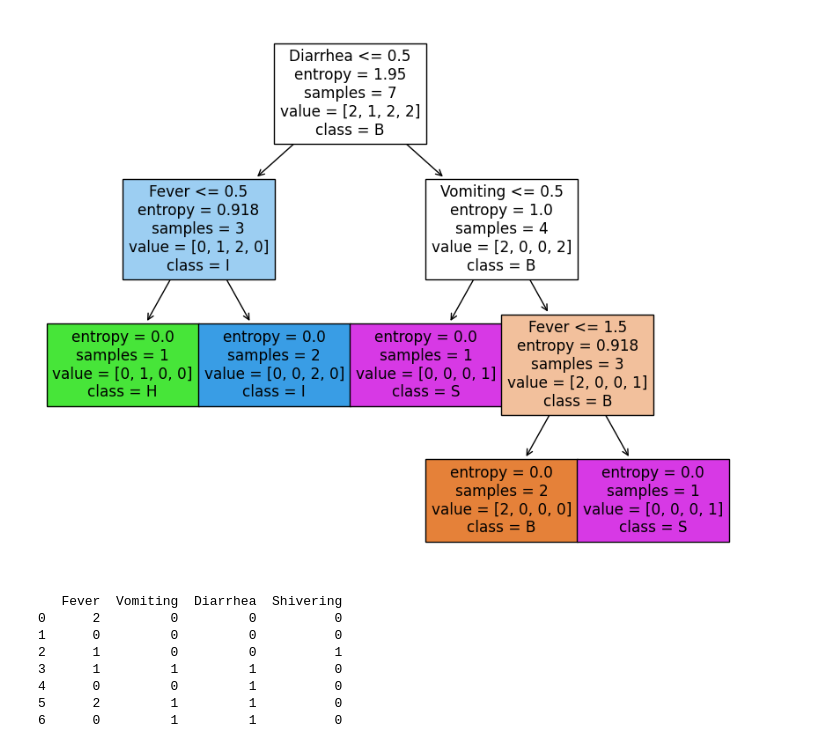
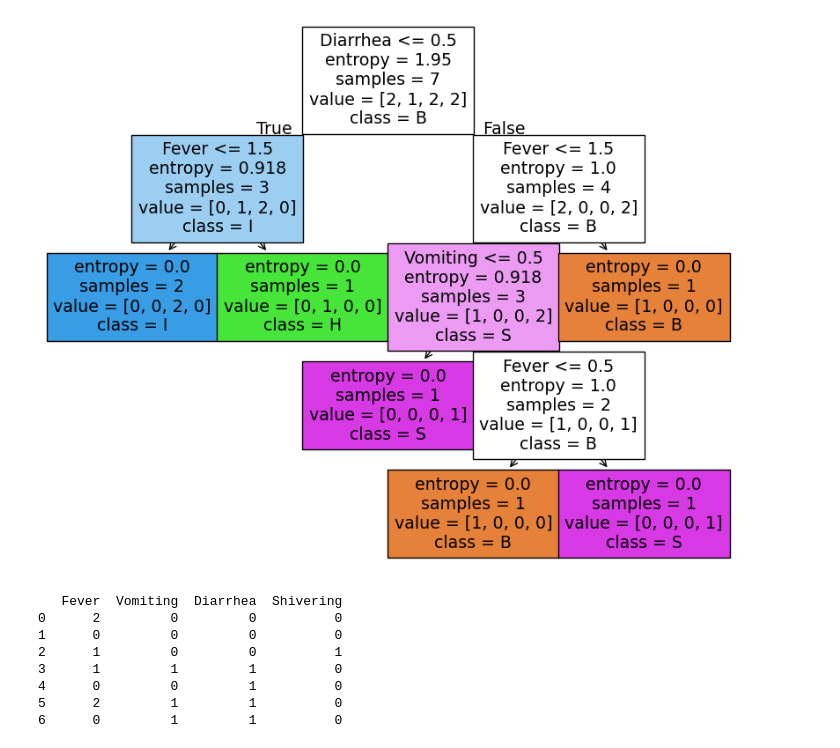
Before and after one commit to Raven-DM/Data-Science, a Jupyter notebook: Decision_Tree_for_Disease_Diagnosis.ipynb, the cells around one changed output. Cells and saved outputs as stored; diff of their text form; code cells hidden in the pictures.

```diff
--- a/Decision_Tree_for_Disease_Diagnosis.ipynb
+++ b/Decision_Tree_for_Disease_Diagnosis.ipynb
@@ -10,36 +10,36 @@ from sklearn.tree import plot_tree
 import matplotlib.pyplot as plt
 
 # Data
 data = {
-"Fever": ["0", "0.5", "1", "1", "0.5", "0", "0.5"],
+"Fever": ["no", "average", "high", "high", "average", "no", "average"],
 "Vomiting": ["no", "no", "no", "yes", "no", "yes", "yes"],
 "Diarrhea": ["no", "no", "no", "yes", "yes", "yes", "yes"],
 "Shivering": ["no", "no", "yes", "no", "no", "no", "no"],
 "Class": ["H", "I", "I", "S", "S", "B", "B"]
 }
 df = pd.DataFrame(data)
 
 # Change categorical column into numeric
 le = preprocessing.LabelEncoder()
 for column in df.columns:
   if df[column].dtype == type(object):
     df[column] = le.fit_transform(df[column])
 
 # Split features and label
 X = df.drop(columns=['Class'])
 y = df['Class']
 
 # Initialize and train Decision Tree Classifier
 clf = DecisionTreeClassifier(criterion='entropy')
 clf.fit(X, y)
 
 # Print tree
 
 plt.figure(figsize=(10, 8))
-plot_tree(clf, feature_names=X.columns, class_names=le.classes_, filled=True)
+plot_tree(clf, feature_names=df.columns[:-1], class_names=le.classes_, filled=True)
 plt.show()
 # %% [output]
-[figure, old version]
+[figure, new version]
 # %%
 print (X)
 # %% [output]
```
Also changed, not shown: parts of 1 cell of this notebook.
